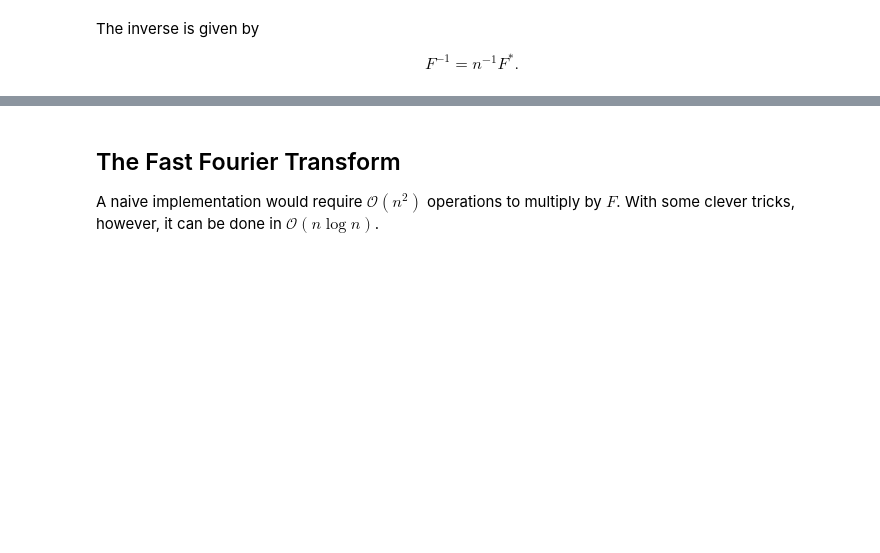
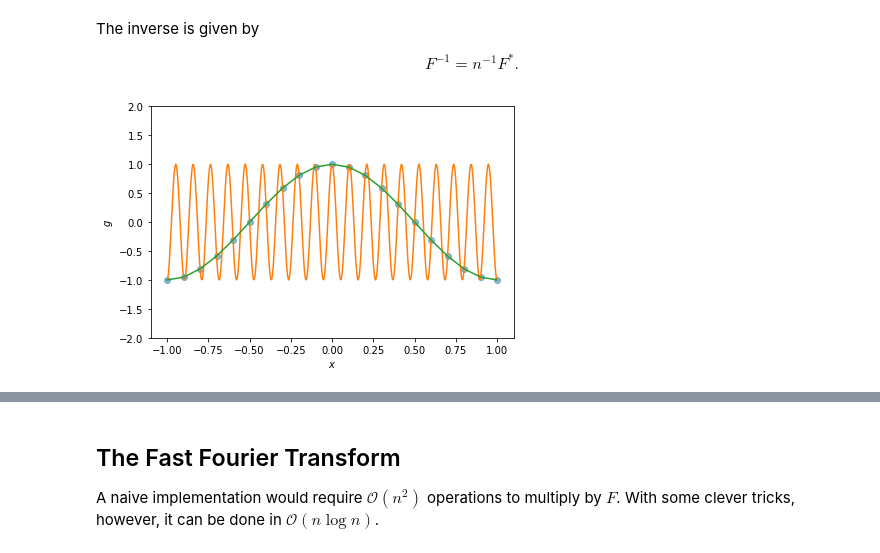
Before and after one commit to TristanvanLeeuwen/InleidingSC2-CT, a Jupyter notebook: lectures/lecture2.ipynb, the cells around one changed output, grey strips where cells are left out. Cells and saved outputs as stored; diff of their text form; code cells hidden in the pictures; blank space fills up the shorter version.

```diff
--- a/lectures/lecture2.ipynb
+++ b/lectures/lecture2.ipynb
@@ -47,5 +132,38 @@ with $F_{ij} = \exp\left(-\frac{2\pi\imath}{n} ij\right)$.
 The inverse is given by
 
 $$F^{-1} = n^{-1} F^*.$$
+# %%
+import numpy as np
+import matplotlib.pyplot as plt
+from scipy.fft import fft, ifft, fftfreq, fftshift,ifftshift
+
+# Fourier transform pair, see https://en.wikipedia.org/wiki/Fourier_transform#Square-integrable_functions,_one-dimensional
+a = 19*np.pi
+g = lambda x : np.cos(a*x)
+
+# sampling
+n = 500
+x = np.linspace(-1,1,n)
+xi = fftshift(fftfreq(n,x[1]-x[0]))
+
+ns = 21
+xs = np.linspace(-1,1,ns)
+xis = fftfreq(ns,xs[1]-xs[0])
+
+# plot
+fig,ax = plt.subplots(1,1)
+
+ax.plot(xs,g(xs),'o',alpha=.5)
+ax.plot(x,g(x))
+ax.plot(xs,np.real(ifft(fft(g(xs)))))
+ax.set_xlabel(r'$x$')
+ax.set_ylabel(r'$g$')
+ax.set_ylim([-2,2])
+
+fig.tight_layout()
+
+plt.savefig('./figures/lecture2/fourier2.png',dpi=300)
+# %% [output]
+[figure, added]
 # %% [markdown]
 Be aware that some interesting things may happen with the DFT, when subsampling or truncating the signals.
```
Also changed, not shown: parts of 14 cells of this notebook, 4 other files.
